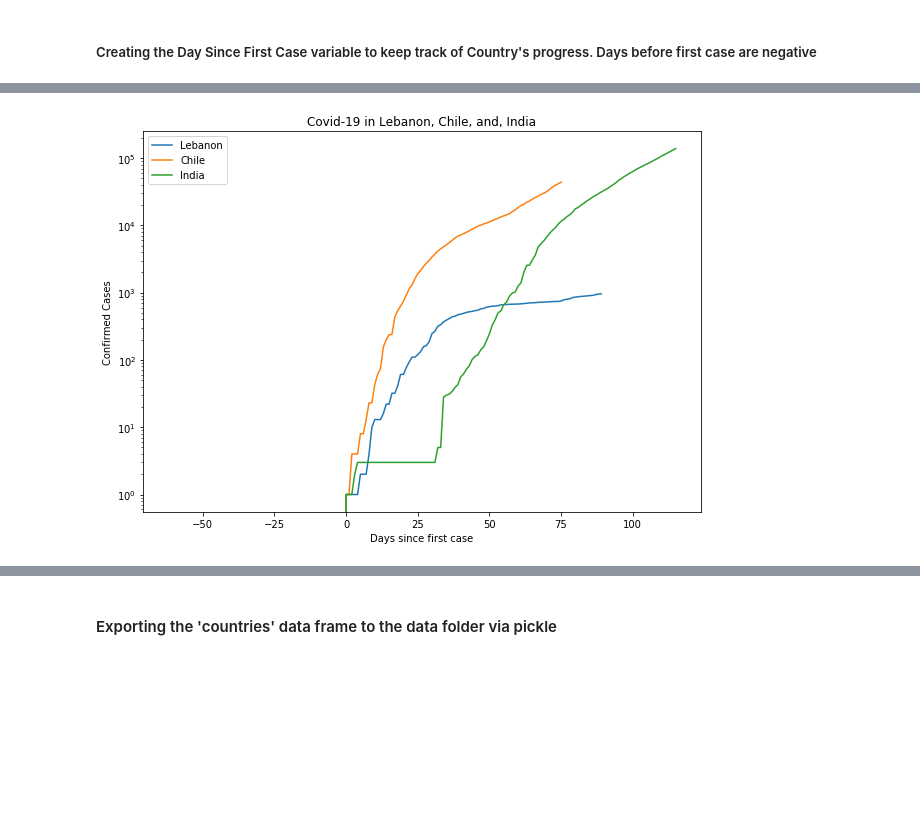
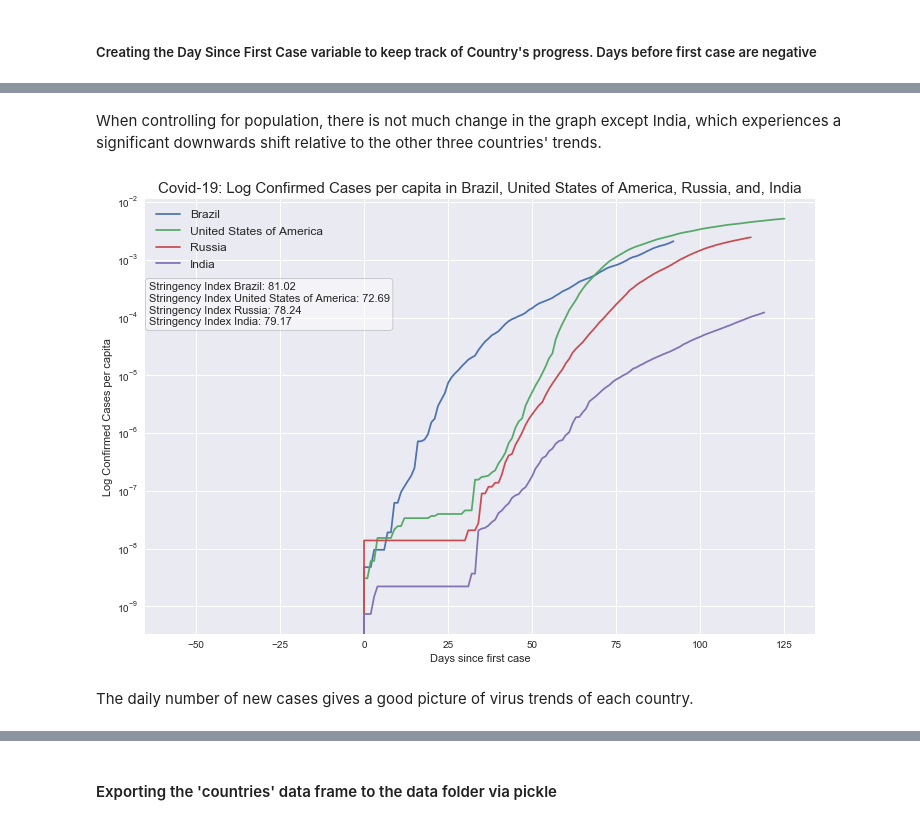
Before and after one commit to rceid/ML_Covid, a Jupyter notebook: scripts/covid dataset(new).ipynb, the cells around one changed output, grey strips where cells are left out. Saved outputs shown, nothing was run; the diff lists cells and outputs as text; code cells hidden in the pictures; blank space fills up the shorter version.

```diff
--- a/scripts/covid dataset(new).ipynb
+++ b/scripts/covid dataset(new).ipynb
@@ -75,7 +50,7 @@ def plot_cases_death(df, metric, *countries, save_output=False):
 renaming = {'Czech republic': 'Czech Republic', 'Czechia': 'Czech Republic', 'Myanmar': 'Burma',
           'West Bank and Gaza': 'Palestine', 'Brunei Darussalam': 'Brunei', 'Korea Republic of' : 'South Korea',
           'Korea, Rep.' : 'South Korea', 'Korea, South' : 'South Korea',  'Cote d\'Ivoire': 'Côte d\'Ivoire',
-            'North Macedonia Republic Of': 'North Macedonia', 'Congo': 'Congo (Brazzaville)',
+            'North Macedonia Republic Of': 'North Macedonia', 'Macedonia':'North Macedonia', 'Congo': 'Congo (Brazzaville)',
             'Congo DR': 'Congo (Kinshasa)', 'Congo, Dem. Rep.':'Congo (Kinshasa)',
           "Congo, Rep.":'Congo (Brazzaville)','Democratic Republic of Congo': 'Congo (Kinshasa)',  'Russian Federation': 'Russia', 'Egypt, Arab Rep.': 'Egypt',
           'Micronesia, Fed. Sts.':'Micronesia','Moldova Republic of': 'Moldova', 'Moldova Republic Of': 'Moldova',
@@ -208 +190,6 @@ countries.drop(columns='Days since First Case', inplace=True)
+# %%
+#countries['Daily New Cases'] = countries['Confirmed Cases']
+countries['Daily New Cases'] = countries.groupby('Country')['Confirmed Cases'].diff(periods = 1).fillna(0)
+#countries['Daily Deaths'] = countries['Deaths']
+countries['Daily Deaths'] = countries.groupby('Country')['Deaths'].diff(periods = 1).fillna(0)
 # %% [markdown]
@@ -210,4 +266,8 @@ countries.drop(columns='Days since First Case', inplace=True)
+# %% [markdown]
+When controlling for population, there is not much change in the graph except India, which experiences a significant downwards shift relative to the other three countries' trends.
 # %%
-plot_cases_death(countries, 'Confirmed Cases', 'Lebanon', 'Chile', 'India', save_output=False)
+plot_stats(countries, 'Confirmed Cases', 'Brazil', 'United States of America', 'Russia', 'India', save_output=False,per_capita=True)
 # %% [output]
-[figure, old version]
+[figure, new version]
+# %% [markdown]
+The daily number of new cases gives a good picture of virus trends of each country.
```
Also changed, not shown: parts of 23 cells of this notebook, 6 other files.
